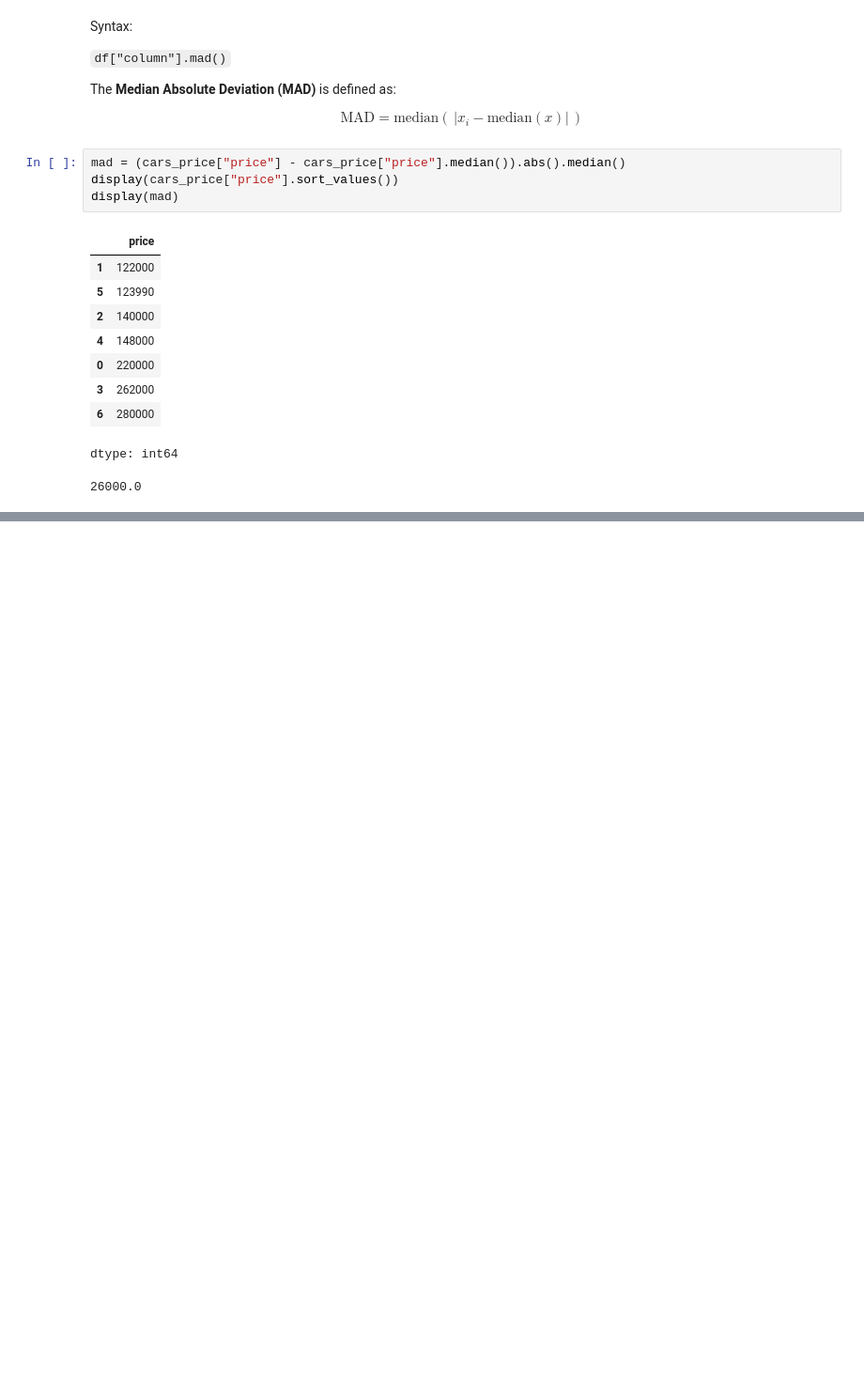
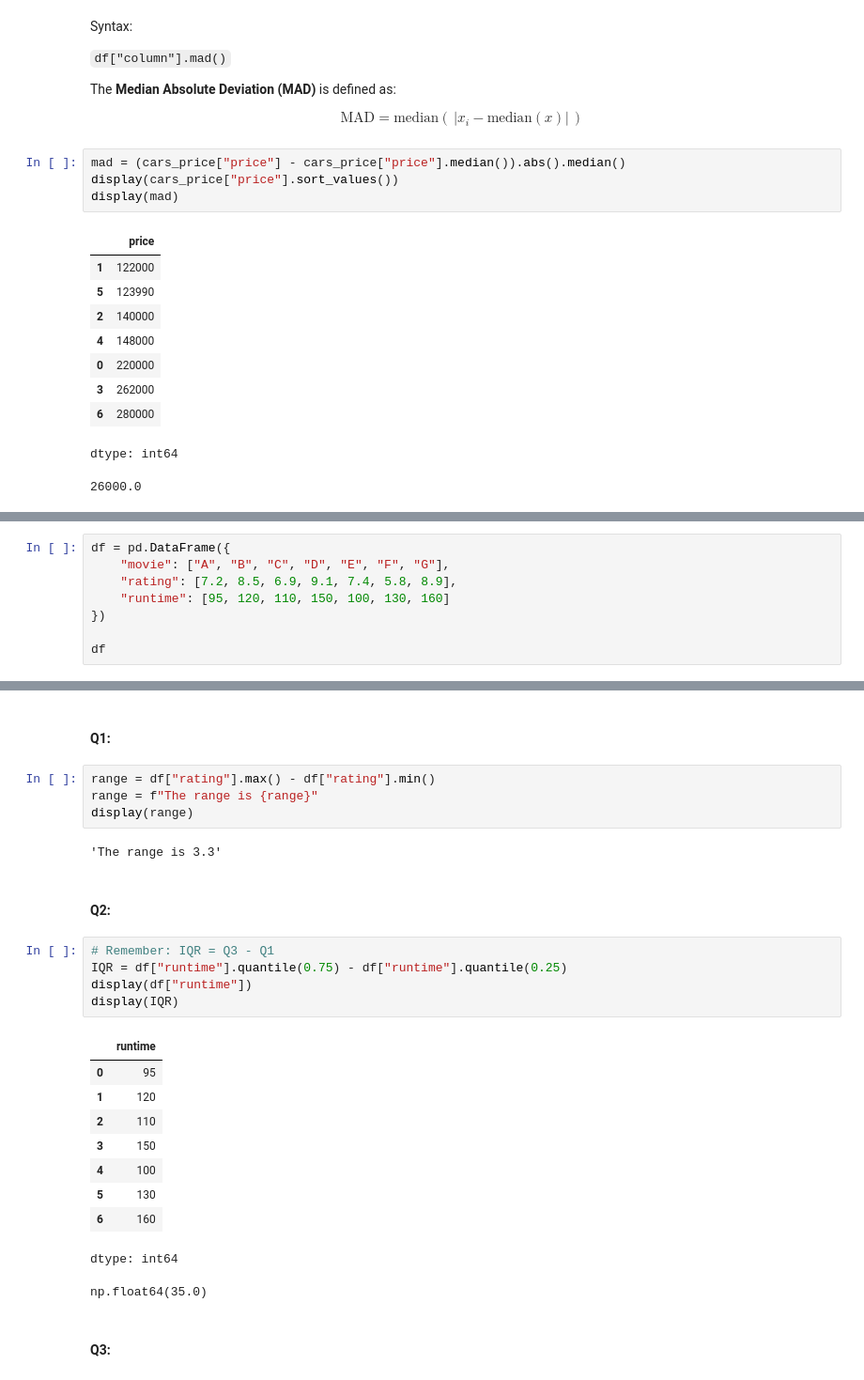
Before and after one commit to prokope/learning-data-science, a Jupyter notebook: statistics.ipynb, the cells around one changed output, grey strips where cells are left out. Shown at 94% size. Saved outputs shown, nothing was run; the diff lists cells and outputs as text; blank space fills up the shorter version.

```diff
--- a/statistics.ipynb
+++ b/statistics.ipynb
@@ -244,0 +247,8 @@ dtype: int64
+# %%
+df = pd.DataFrame({
+    "movie": ["A", "B", "C", "D", "E", "F", "G"],
+    "rating": [7.2, 8.5, 6.9, 9.1, 7.4, 5.8, 8.9],
+    "runtime": [95, 120, 110, 150, 100, 130, 160]
+})
+
+df
@@ -244,0 +264,28 @@ dtype: int64
+# %% [markdown]
+  #### Q1:
+# %%
+range = df["rating"].max() - df["rating"].min()
+range = f"The range is {range}"
+display(range)
+# %% [output]
+'The range is 3.3'
+# %% [markdown]
+#### Q2:
+# %%
+# Remember: IQR = Q3 - Q1
+IQR = df["runtime"].quantile(0.75) - df["runtime"].quantile(0.25)
+display(df["runtime"])
+display(IQR)
+# %% [output]
+|  | runtime |
+| 0 | 95 |
+| 1 | 120 |
+| 2 | 110 |
+| 3 | 150 |
+| 4 | 100 |
+| 5 | 130 |
+| 6 | 160 |
+dtype: int64
+np.float64(35.0)
+# %% [markdown]
+#### Q3:
```
Also changed, not shown: parts of 5 cells of this notebook.
